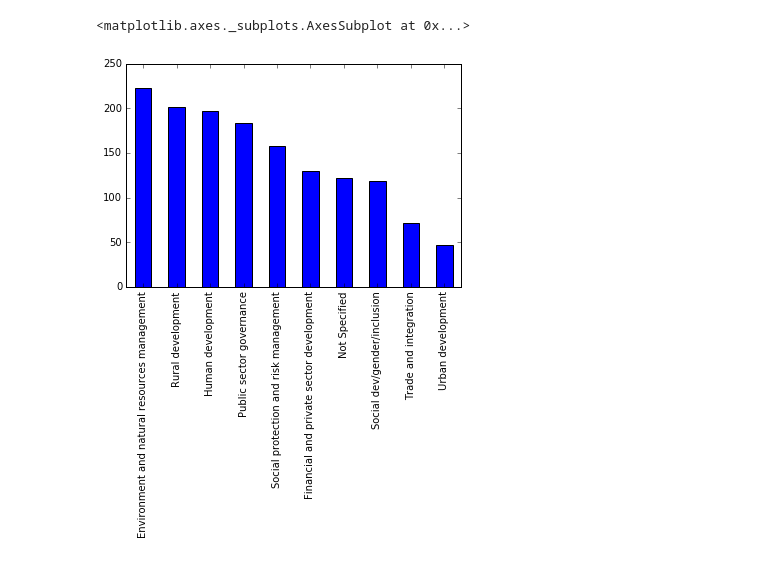
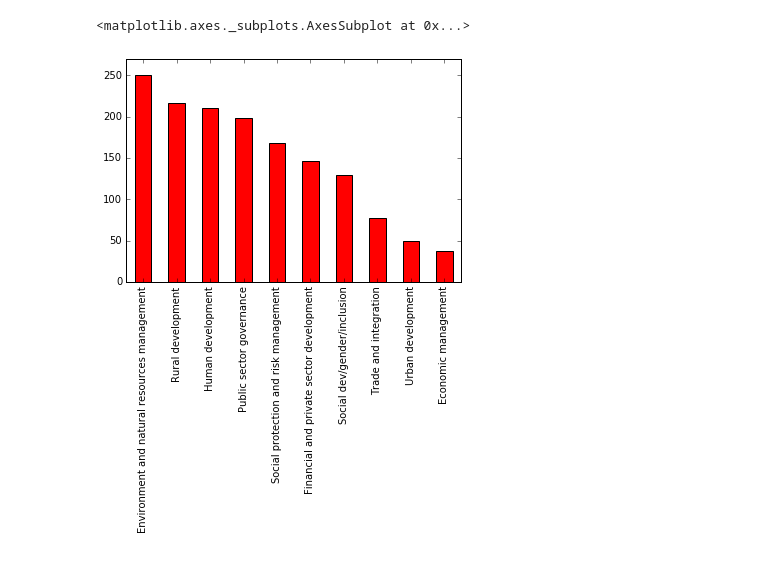
Before and after one commit to iabdrashitov/EDAs, a Jupyter notebook: pandas_world_bank_json_data.ipynb, the cells around one changed output. Drawn from its saved outputs; the diff is of its cells as text; code cells hidden in the pictures.

```diff
--- a/pandas_world_bank_json_data.ipynb
+++ b/pandas_world_bank_json_data.ipynb
@@ -88,0 +120,4 @@ Name: name, dtype: int64
+# %%
+# Now lets put everything into the dictionary:
+cnMatch = cnMatch.to_dict()
+cnMatch
@@ -88,0 +136,4 @@ Name: name, dtype: int64
+# %%
+# Applying map function to 2 series keys of one series are mapping with values of another series
+matched_names = wbdNorm.code.map(cnMatch)
+matched_names.head()
@@ -88,0 +147,4 @@ Name: name, dtype: int64
+# %%
+# replacing name column in the initial data frame with the column which has missing data filled in
+wbdNorm.name = matched_names
+wbdNorm.head()
@@ -88,0 +158,4 @@ Name: name, dtype: int64
+# %%
+# Finding top 10 popular project topics rightaway
+tth = wbdNorm.name.value_counts().head(10)
+tth
@@ -89,5 +174,5 @@ Name: name, dtype: int64
 # %%
-pt.plot(kind = 'bar')
+tth.plot(ylim = (0,270),kind = 'bar', color = 'red')
 # %% [output]
 <matplotlib.axes._subplots.AxesSubplot at 0x...>
-[figure, old version]
+[figure, new version]
```
Also changed, not shown: parts of 18 cells of this notebook.
